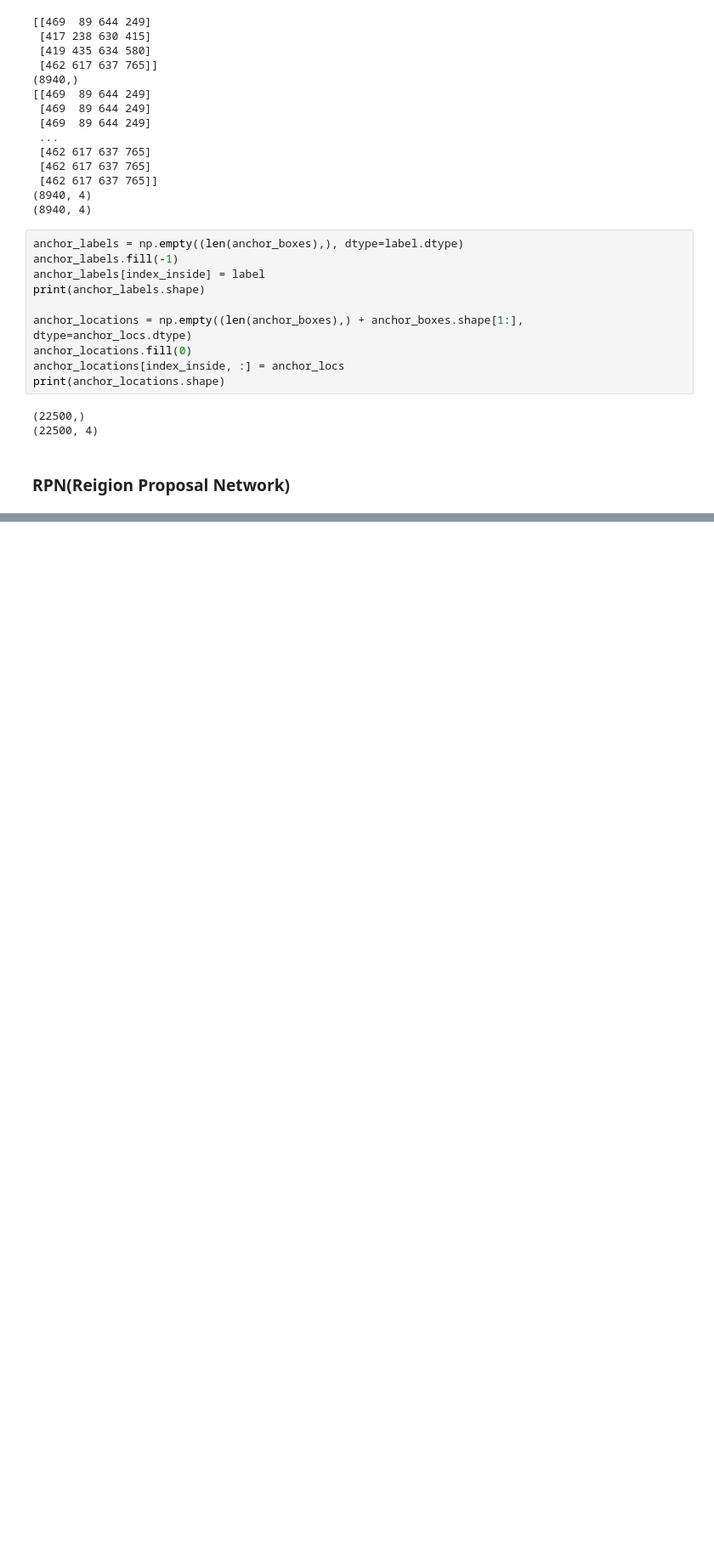
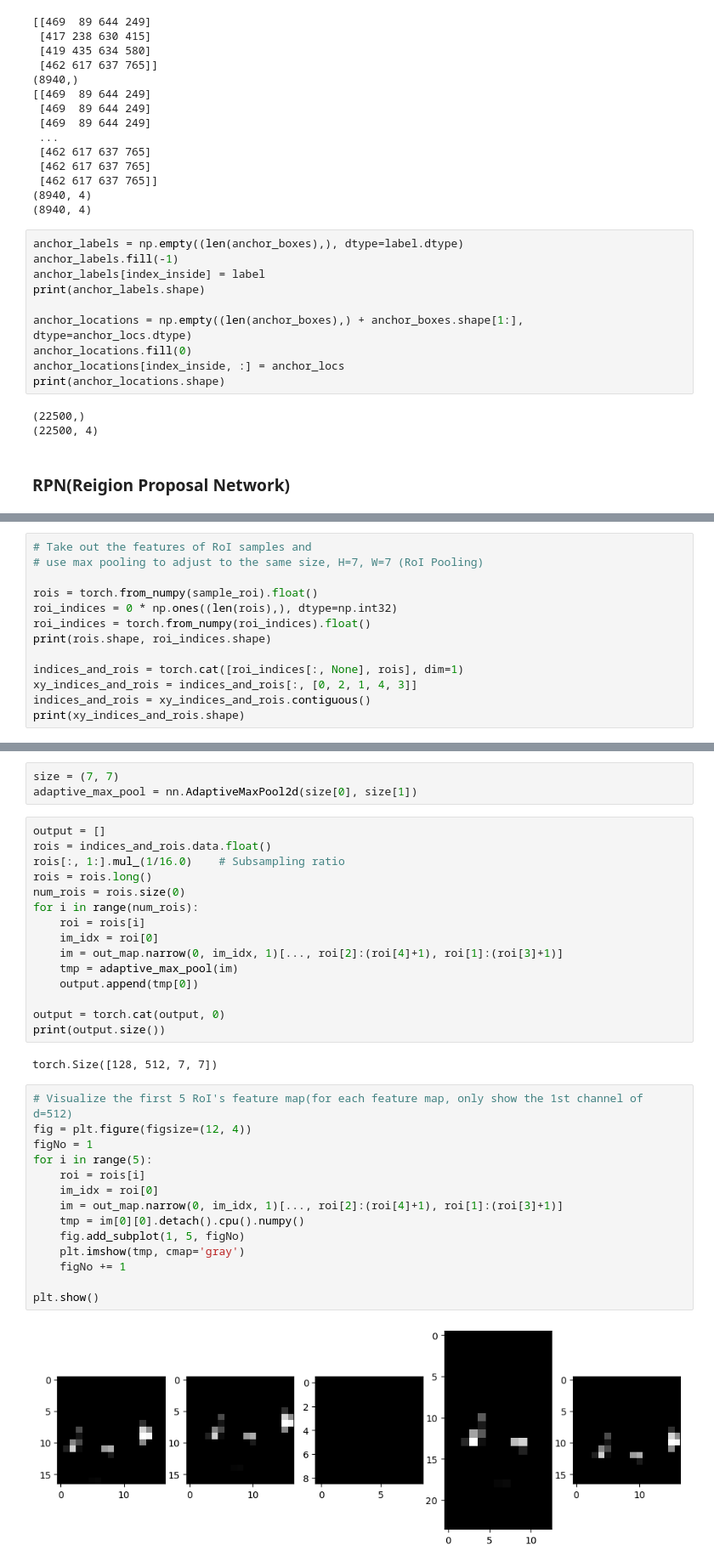
Before and after one commit to chihunn/object_detection, a Jupyter notebook: Faster-R-CNN/Faster-R-CNN.ipynb, the cells around one changed output, grey strips where cells are left out. Shown at 85% size. Saved outputs shown, nothing was run; the diff lists cells and outputs as text; blank space fills up the shorter version.

```diff
--- a/Faster-R-CNN/Faster-R-CNN.ipynb
+++ b/Faster-R-CNN/Faster-R-CNN.ipynb
@@ -416,0 +799,13 @@ reg_layer = nn.Conv2d(mid_channels, n_anchor * 4, 1, 1, 0).to(device)
+# %%
+# Take out the features of RoI samples and
+# use max pooling to adjust to the same size, H=7, W=7 (RoI Pooling)
+
+rois = torch.from_numpy(sample_roi).float()
+roi_indices = 0 * np.ones((len(rois),), dtype=np.int32)
+roi_indices = torch.from_numpy(roi_indices).float()
+print(rois.shape, roi_indices.shape)
+
+indices_and_rois = torch.cat([roi_indices[:, None], rois], dim=1)
+xy_indices_and_rois = indices_and_rois[:, [0, 2, 1, 4, 3]]
+indices_and_rois = xy_indices_and_rois.contiguous()
+print(xy_indices_and_rois.shape)
@@ -416,0 +817,36 @@ reg_layer = nn.Conv2d(mid_channels, n_anchor * 4, 1, 1, 0).to(device)
+# %%
+size = (7, 7)
+adaptive_max_pool = nn.AdaptiveMaxPool2d(size[0], size[1])
+# %%
+output = []
+rois = indices_and_rois.data.float()
+rois[:, 1:].mul_(1/16.0)    # Subsampling ratio
+rois = rois.long()
+num_rois = rois.size(0)
+for i in range(num_rois):
+    roi = rois[i]
+    im_idx = roi[0]
+    im = out_map.narrow(0, im_idx, 1)[..., roi[2]:(roi[4]+1), roi[1]:(roi[3]+1)]
+    tmp = adaptive_max_pool(im)
+    output.append(tmp[0])
+
+output = torch.cat(output, 0)
+print(output.size())
+# %% [output]
+torch.Size([128, 512, 7, 7])
+# %%
+# Visualize the first 5 RoI's feature map(for each feature map, only show the 1st channel of d=512)
+fig = plt.figure(figsize=(12, 4))
+figNo = 1
+for i in range(5):
+    roi = rois[i]
+    im_idx = roi[0]
+    im = out_map.narrow(0, im_idx, 1)[..., roi[2]:(roi[4]+1), roi[1]:(roi[3]+1)]
+    tmp = im[0][0].detach().cpu().numpy()
+    fig.add_subplot(1, 5, figNo)
+    plt.imshow(tmp, cmap='gray')
+    figNo += 1
+
+plt.show()
+# %% [output]
+[figure, added]
```
Also changed, not shown: parts of 49 cells of this notebook.
